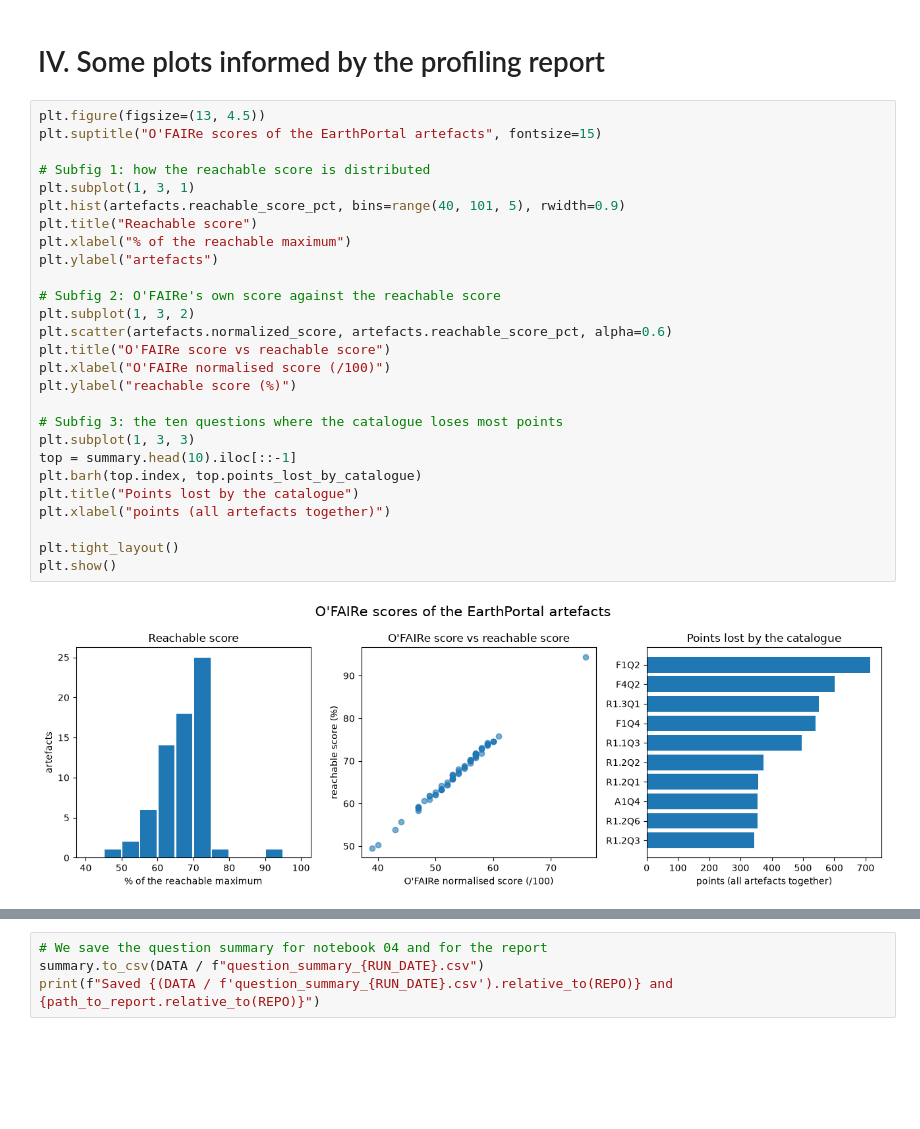
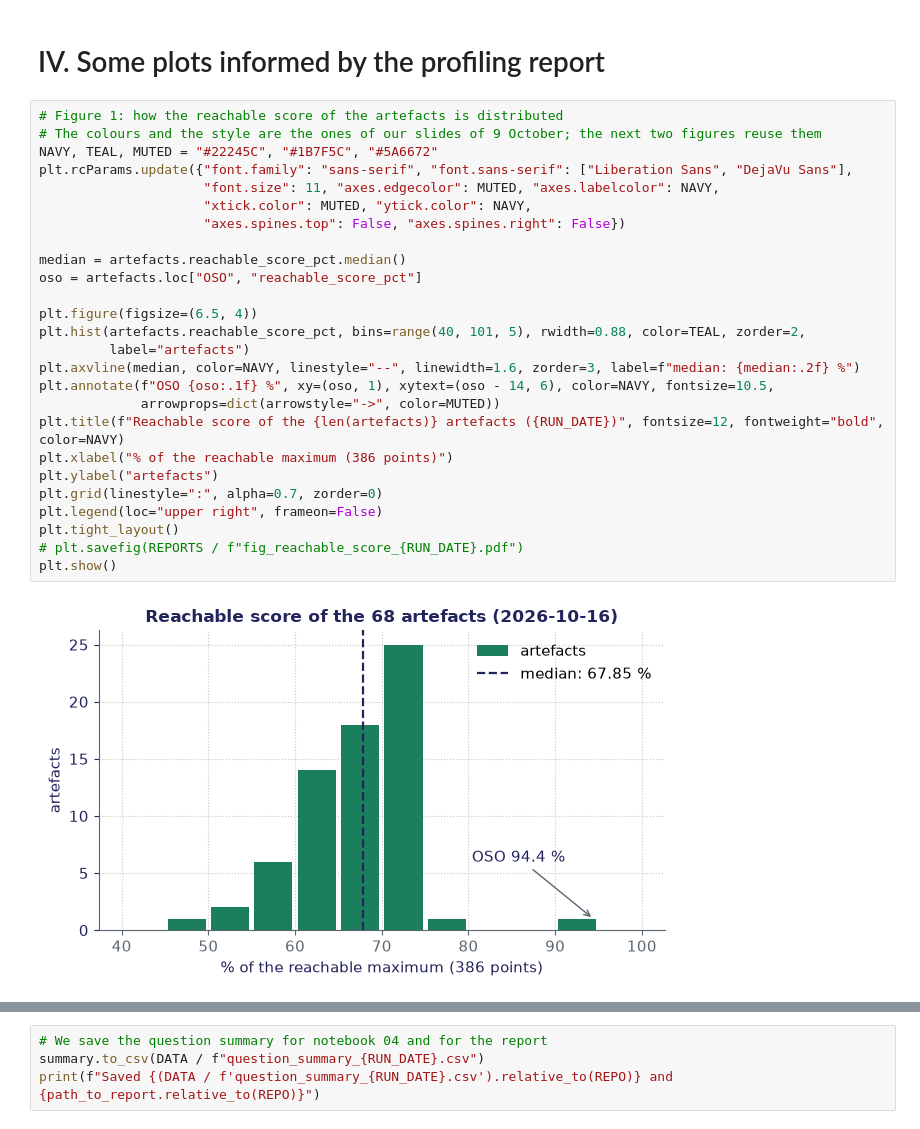
Before and after one commit to EarthPortal/SA_Management, a Jupyter notebook: earthportal_sa_audit/03_eda.ipynb, the cells around one changed output, grey strips where cells are left out. Cells and saved outputs as stored; diff of their text form; blank space fills up the shorter version.

Commit message:
Split the score figures of notebook 03 and explain the profiling report and the duplicated artefacts

```diff
--- a/earthportal_sa_audit/03_eda.ipynb
+++ b/earthportal_sa_audit/03_eda.ipynb
@@ -80,31 +126,30 @@ profile
 # %% [markdown]
 # IV. Some plots informed by the profiling report
-# %%
-plt.figure(figsize=(13, 4.5))
-plt.suptitle("O'FAIRe scores of the EarthPortal artefacts", fontsize=15)
-
-# Subfig 1: how the reachable score is distributed
-plt.subplot(1, 3, 1)
-plt.hist(artefacts.reachable_score_pct, bins=range(40, 101, 5), rwidth=0.9)
-plt.title("Reachable score")
-plt.xlabel("% of the reachable maximum")
-plt.ylabel("artefacts")
-
-# Subfig 2: O'FAIRe's own score against the reachable score
-plt.subplot(1, 3, 2)
-plt.scatter(artefacts.normalized_score, artefacts.reachable_score_pct, alpha=0.6)
-plt.title("O'FAIRe score vs reachable score")
-plt.xlabel("O'FAIRe normalised score (/100)")
-plt.ylabel("reachable score (%)")
-
-# Subfig 3: the ten questions where the catalogue loses most points
-plt.subplot(1, 3, 3)
-top = summary.head(10).iloc[::-1]
-plt.barh(top.index, top.points_lost_by_catalogue)
-plt.title("Points lost by the catalogue")
-plt.xlabel("points (all artefacts together)")
-
-plt.tight_layout()
-plt.show()
-# %% [output]
-[figure, removed]
+# %%
+# Figure 1: how the reachable score of the artefacts is distributed
+# The colours and the style are the ones of our slides of 9 October; the next two figures reuse them
+NAVY, TEAL, MUTED = "#22245C", "#1B7F5C", "#5A6672"
+plt.rcParams.update({"font.family": "sans-serif", "font.sans-serif": ["Liberation Sans", "DejaVu Sans"],
+                     "font.size": 11, "axes.edgecolor": MUTED, "axes.labelcolor": NAVY,
+                     "xtick.color": MUTED, "ytick.color": NAVY,
+                     "axes.spines.top": False, "axes.spines.right": False})
+
+median = artefacts.reachable_score_pct.median()
+oso = artefacts.loc["OSO", "reachable_score_pct"]
+
+plt.figure(figsize=(6.5, 4))
+plt.hist(artefacts.reachable_score_pct, bins=range(40, 101, 5), rwidth=0.88, color=TEAL, zorder=2,
+         label="artefacts")
+plt.axvline(median, color=NAVY, linestyle="--", linewidth=1.6, zorder=3, label=f"median: {median:.2f} %")
+plt.annotate(f"OSO {oso:.1f} %", xy=(oso, 1), xytext=(oso - 14, 6), color=NAVY, fontsize=10.5,
+             arrowprops=dict(arrowstyle="->", color=MUTED))
+plt.title(f"Reachable score of the {len(artefacts)} artefacts ({RUN_DATE})", fontsize=12, fontweight="bold", color=NAVY)
+plt.xlabel("% of the reachable maximum (386 points)")
+plt.ylabel("artefacts")
+plt.grid(linestyle=":", alpha=0.7, zorder=0)
+plt.legend(loc="upper right", frameon=False)
+plt.tight_layout()
+# plt.savefig(REPORTS / f"fig_reachable_score_{RUN_DATE}.pdf")
+plt.show()
+# %% [output]
+[figure, added]
```
Also changed, not shown: parts of 5 cells of this notebook.
